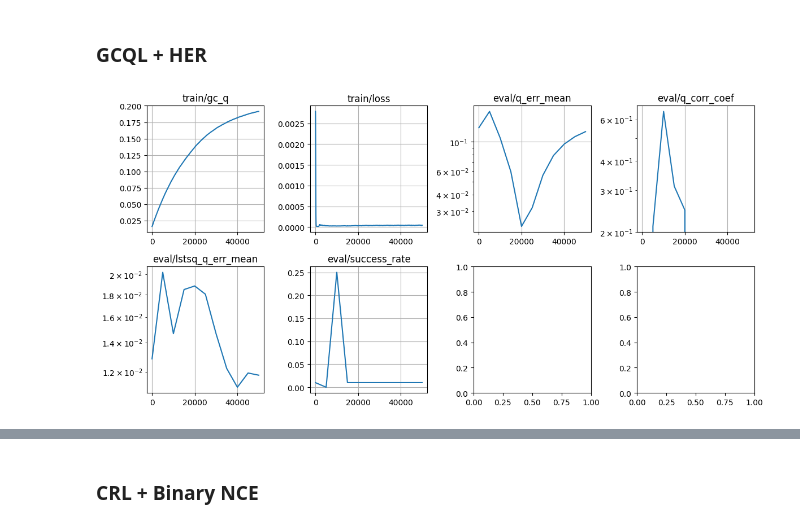
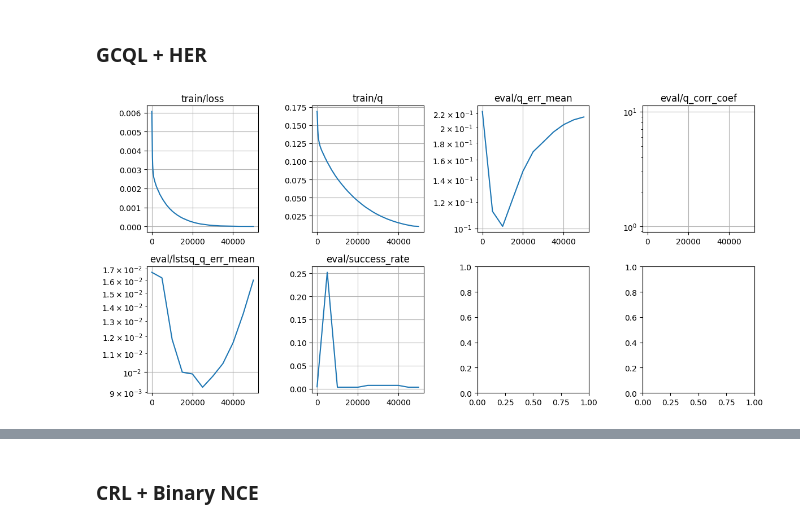
Before and after one commit to chongyi-zheng/ogbench, a Jupyter notebook: notebooks/mdp2gcmdp_RiverSwim.ipynb, the cells around one changed output, grey strips where cells are left out. Saved outputs shown, nothing was run; the diff lists cells and outputs as text; code cells hidden in the pictures.

```diff
--- a/notebooks/mdp2gcmdp_RiverSwim.ipynb
+++ b/notebooks/mdp2gcmdp_RiverSwim.ipynb
@@ -752,7 +752,7 @@ def compute_success_rate(params, num_eval_episodes=2000, max_episode_steps=1001)
       done = False
       obs = augmented_eval_env.reset()
       while not done:
-          action = np.random.choice(np.arange(augmented_eval_env.num_actions), p=opt_pi[obs])
+          action = np.random.choice(np.arange(augmented_eval_env.num_actions), p=pi[obs])
           reward, next_obs, terminated, truncated = augmented_eval_env.step(action)
           done = terminated or truncated
 
@@ -1055,6 +1065,10 @@ tau = 0.005
 num_iterations = 50_000
 eval_interval = 5_000
 log_interval = 5_000
+
+indicators = np.zeros((augmented_env.num_states, augmented_env.num_actions))
+indicators[augmented_env.num_states - 2] = 1.
+indicators = jnp.asarray(indicators)
 
 key = jax.random.PRNGKey(np.random.randint(0, 2**32))
 key, critic_key = jax.random.split(key)
@@ -1073,18 +1087,23 @@ def loss_fn(params, target_params, batch):
   next_q1 = critic.apply(target_params, batch['next_observations'], jnp.zeros_like(batch['next_observations']), batch['goals'])
   next_q2 = critic.apply(target_params, batch['next_observations'], jnp.ones_like(batch['next_observations']), batch['goals'])
   next_q = jnp.maximum(next_q1, next_q2)
-  target_q = (1 - discount) * batch['rewards'] + discount * next_q
+  target_q = (1 - discount) * batch['rewards'] + discount * batch['masks'] * next_q
 
   loss = jnp.mean((q - target_q) ** 2)
 
+  # for logging
+  gc_q = critic.apply(params, batch['observations'], batch['actions'], (augmented_env.num_states - 2) * jnp.ones_like(batch['goals']))
+  scaled_gc_q = gc_q * discount + indicators[batch['observations'], batch['actions']] * (1 - discount)
+  scaled_gc_q = scaled_gc_q * (1 + discount) / discount
+
   info = {
     'loss': loss,
-    'gc_q': q.mean(),
+    'q': q.mean(),
   }
 
   return loss, info
 
-optimizer = optax.adam(learning_rate=5e-4)
+optimizer = optax.adam(learning_rate=3e-4)
 opt_state = optimizer.init(critic_params)
 grad_fn = jax.value_and_grad(loss_fn, has_aux=True)
 
@@ -1101,9 +1120,9 @@ def update_fn(params, target_params, opt_state, batch):
 
   return params, target_params, opt_state, loss, info
 
-def compute_success_rate(params, num_eval_episodes=100, max_episode_steps=1001):
+def compute_success_rate(params, num_eval_episodes=2000, max_episode_steps=1001):
   seed = 100
-  augmented_eval_env = AugmentedRiverSwim(discount=discount, seed=seed)
+  augmented_eval_env = AugmentedRiverSwim(discount=discount, seed=seed, max_episode_steps=max_episode_steps)
 
   # compute the pi
   obs = jnp.arange(augmented_env.num_states)[:, None].repeat(augmented_env.num_actions, axis=1).reshape(-1)
@@ -1115,26 +1134,25 @@ def compute_success_rate(params, num_eval_episodes=100, max_episode_steps=1001):
   pi = np.asarray(pi)
 
   # evaluation
-  eval_dataset = defaultdict(list)
+  successes = []
   for _ in tqdm.trange(num_eval_episodes):
     traj_dataset = defaultdict(list)
 
+    done = False
     obs = augmented_eval_env.reset()
-    for _ in range(max_episode_steps):
-      action = np.random.choice(np.arange(augmented_env.num_actions), p=pi[obs])
-      reward, next_obs = augmented_eval_env.step(action)
+    while not done:
+      action = np.random.choice(np.arange(augmented_eval_env.num_actions), p=pi[obs])
+      reward, next_obs, terminated, truncated = augmented_eval_env.step(action)
+      done = terminated or truncated
 
+      traj_dataset['observations'].append(obs)
+      traj_dataset['actions'].append(action)
       traj_dataset['rewards'].append(reward)
 
       obs = next_obs
+    successes.append(np.sum(traj_dataset['rewards']) >= 1.0)
 
-    for k, v in traj_dataset.items():
-      eval_dataset[k].append(v)
-
-  for k, v in eval_dataset.items():
-    eval_dataset[k] = np.asarray(v)
-
-  sr = np.mean(np.any(eval_dataset['rewards'] == 1.0, axis=-1))
+  sr = np.mean(successes)
 
   return sr
 
@@ -1143,8 +1161,11 @@ def evaluate_fn(params):
   actions = jnp.arange(augmented_env.num_actions)[None, :].repeat(augmented_env.num_states, axis=0).reshape(-1)
   gc_q = critic.apply(params, obs, actions, (augmented_env.num_states - 2) * jnp.ones_like(obs))
   gc_q = gc_q.reshape([augmented_env.num_states, augmented_env.num_actions])
-  q = gc_q[:env.num_states]
-  q = q * (1 + discount) / discount
+  # q = gc_q[:env.num_states]
+  # q = q * (1 + discount) / discount
+  scaled_gc_q = gc_q * discount + indicators * (1 - discount)
+  scaled_gc_q = scaled_gc_q * (1 + discount) / discount
+  q = scaled_gc_q[:env.num_states]
 
   slopes, intercepts = jnp.linalg.lstsq(
     jnp.stack([q.reshape(-1), jnp.ones_like(q.reshape(-1))], axis=1),
@@ -1164,34 +1185,34 @@ def evaluate_fn(params):
     'lstsq_q_err_mean': lstsq_q_err_mean,
     'success_rate': sr,
   }
 
   return info
 
 metrics = defaultdict(list)
 for i in tqdm.trange(1, num_iterations + 1):
   batch = sample_augmented_batch(batch_size, relabel_reward=True)
   critic_params, target_critic_params, opt_state, loss, info = update_fn(
     critic_params, target_critic_params, opt_state, batch)
 
   for k, v in info.items():
     metrics['train/' + k].append(
       np.array([i, v])
     )
 
   if i == 1 or i % eval_interval == 0:
     eval_info = evaluate_fn(critic_params)
     for k, v in eval_info.items():
       metrics['eval/' + k].append(
         np.array([i, v])
       )
 
   if i == 1 or i % log_interval == 0:
     plot_metrics(metrics, logyscale_stats=['eval/q_err_mean', 'eval/q_corr_coef', 'eval/lstsq_q_err_mean'])
     display.clear_output(wait=True)
     plt.tight_layout()
     plt.show()
 # %% [output]
-[figure, old version]
+[figure, new version]
 # %%
 gcql_her_metrics = metrics
 print(gcql_her_metrics['eval/q_err_mean'][-1])
```
Also changed, not shown: parts of 29 cells of this notebook.
